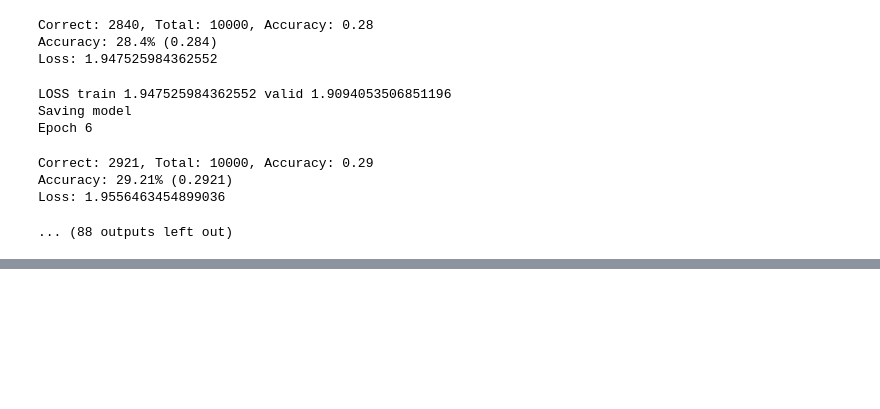
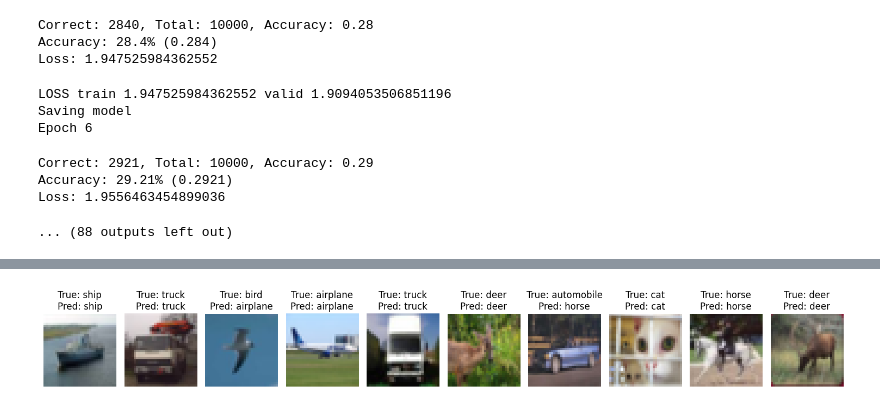
Before and after one commit to Notgard/Visual_Transformers, a Jupyter notebook: tp.ipynb, the cells around one changed output, grey strips where cells are left out. Saved outputs shown, nothing was run; the diff lists cells and outputs as text; code cells hidden in the pictures; blank space fills up the shorter version.

```diff
--- a/tp.ipynb
+++ b/tp.ipynb
@@ -594,0 +607,14 @@ Reusing TensorBoard on port 6006 (pid 54128), started 2 days, 9:30:01 ago. (Use
+# %%
+class_labels = [
+    "airplane", "automobile", "bird", "cat", "deer",
+    "dog", "frog", "horse", "ship", "truck"
+]
+
+model = ViT(image_size, patch_size, in_channels, in_embed_dims, out_embed_dims, num_heads, hidden_dims, num_transformers, num_classes)
+PATH = "saved_models/vit/model_20250309_112343_191"
+model.load_state_dict(torch.load(PATH, weights_only=True))
+model = model.to(device)
+
+test_and_display_random_images(model, testset, num_images=10, class_labels=class_labels, device=device)
+# %% [output]
+[figure, added]
```
Also changed, not shown: parts of 3 cells of this notebook, 22 other files.
